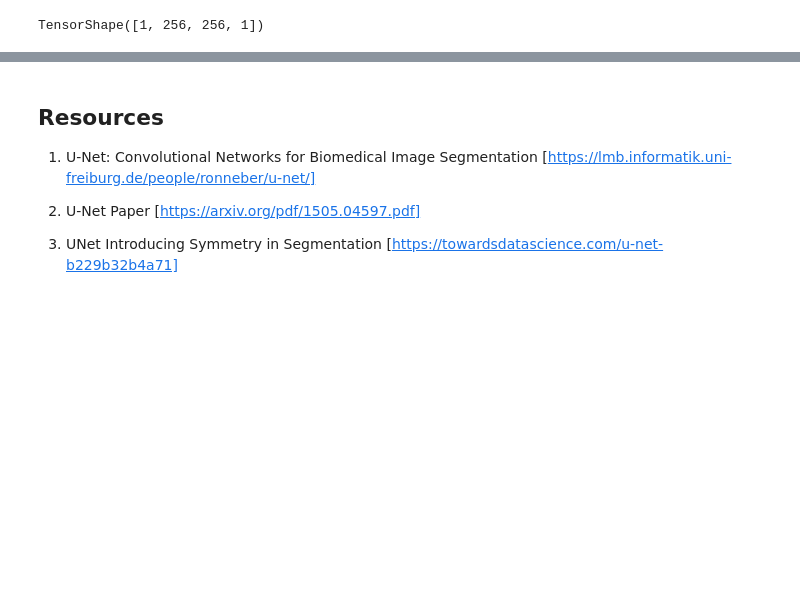
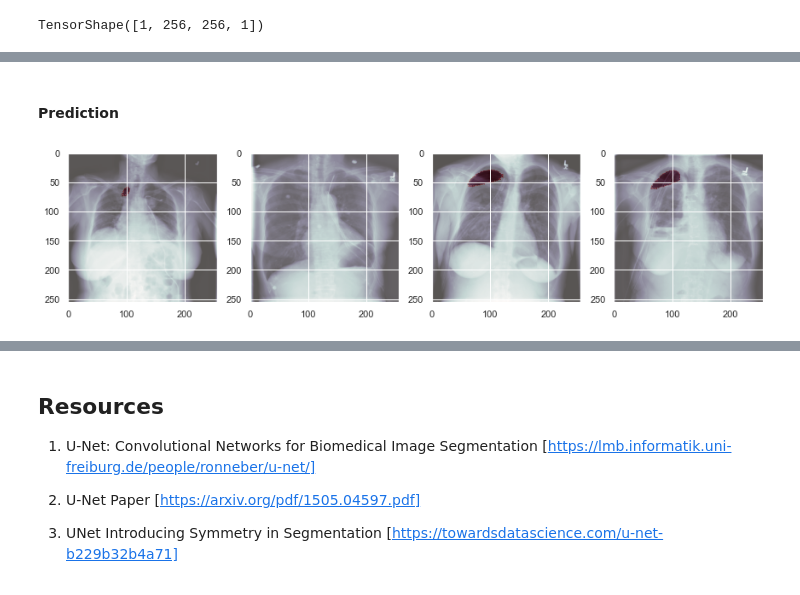
Before and after one commit to HabibMrad/Artificial-Intelligence-for-Medicine, a Jupyter notebook: pneumothorax_segmentation/Pneumothorax_Segmentation_Keras.ipynb, the cells around one changed output, grey strips where cells are left out. Saved outputs shown, nothing was run; the diff lists cells and outputs as text; code cells hidden in the pictures; blank space fills up the shorter version.

```diff
--- a/pneumothorax_segmentation/Pneumothorax_Segmentation_Keras.ipynb
+++ b/pneumothorax_segmentation/Pneumothorax_Segmentation_Keras.ipynb
@@ -219,11 +219,11 @@ So it is clear that we are working with an imbalanced dataset. So we are going t
 
 TODO: A bit more information about the dice loss and dice coefficient.
 # %%
-def dice_coef(y_true, y_pred, smooth=0.00001):
+def dice_coef(y_true, y_pred, epsilon=0.00001):
     y_true_f = K.flatten(y_true)
     y_pred_f = K.flatten(y_pred)
     intersection = K.sum(y_true_f * y_pred_f)
-    return (2.0 * intersection + smooth) / (K.sum(y_true_f) + K.sum(y_pred_f) + smooth)
+    return (2.0 * intersection + epsilon) / (K.sum(y_true_f) + K.sum(y_pred_f) + epsilon)
 # %%
 def soft_dice_loss(y_true, y_pred, axis=(1, 2, 3),
                    epsilon=0.00001):
@@ -389,7 +395,7 @@ model.compile(optimizer='adam', loss=soft_dice_loss,
               metrics=[dice_coef])
 train_generator = build_generator(X_train, Y_train)
 plotting_callback = TrainingDataCollector()
-model.fit(train_generator, epochs=5, steps_per_epoch=len(X_train) // 500,
-          validation_data=(X_valid[0:10], Y_valid[0:10]),
+model.fit(train_generator, epochs=NUM_EPOCHS, steps_per_epoch=len(X_train) // BATCH_SIZE,
+          validation_data=(X_valid, Y_valid),
          callbacks=[plotting_callback])
 # %% [output]
@@ -441,0 +440,5 @@ display_images(num_cols=4, num_rows=2, X=X_valid[start:end], Y=qq[start:end])
+# %%
+def predict(model, x_valid, threshold=0.5):
+    result = model.predict(x_valid)
+    result = (result > threshold).astype(np.bool)
+    return result
@@ -441,0 +487,7 @@ display_images(num_cols=4, num_rows=2, X=X_valid[start:end], Y=qq[start:end])
+# %% [markdown]
+#### Prediction
+# %%
+x_pos_pred = predict(model, x_pos, threshold=0.6)
+display_images(num_cols=4, num_rows=1, X=x_pos, Y=x_pos_pred)
+# %% [output]
+[figure, added]
```
Also changed, not shown: parts of 23 cells of this notebook.
